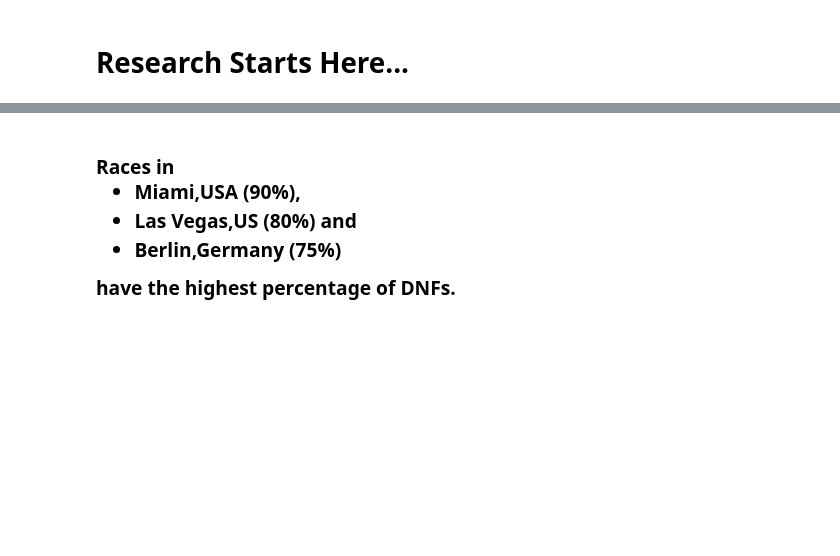
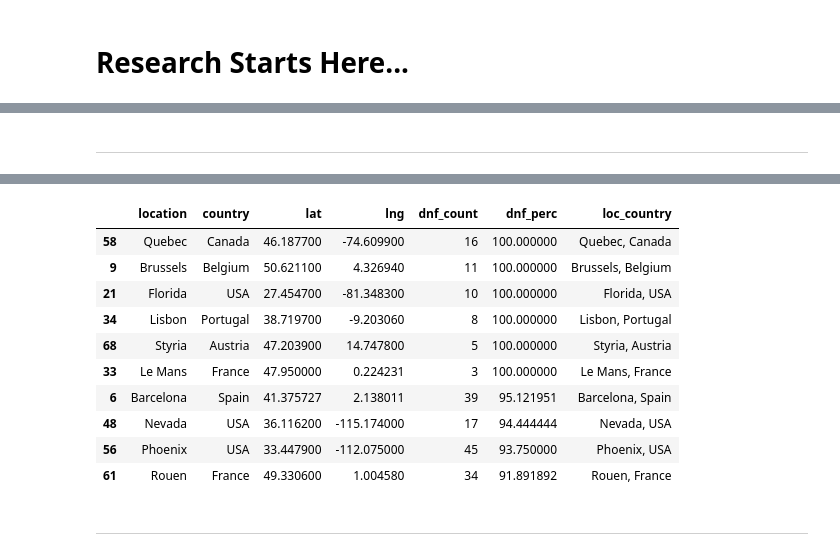
Before and after one commit to aBDULQADARmANASAWALA/GDG-Interview-Tasks, a Jupyter notebook: GDG_Task_2.ipynb, the cells around one changed output, grey strips where cells are left out. Drawn from its saved outputs; the diff is of its cells as text; code cells hidden in the pictures; blank space fills up the shorter version.

```diff
--- a/GDG_Task_2.ipynb
+++ b/GDG_Task_2.ipynb
@@ -233 +216,15 @@ df_loc_grp
+# %% [markdown]
+<hr size=20 color='grey'>
+# %%
+df_loc_grp = df.groupby('location').agg(
+    country = ('country', 'max'),
+    lat = ('lat', 'mean'),
+    lng = ('lng', 'mean'),
+    dnf_count = ('target_finish', lambda x: (x==0).sum()),
+    dnf_perc = ('target_finish', lambda x: (x==0).sum() / x.count() * 100)
+).reset_index()
+
+df_loc_grp.replace(np.nan, 0, inplace=True)
+
+df_loc_grp['loc_country'] = df_loc_grp['location'] + ', ' + df_loc_grp['country']
 # %%
@@ -249,8 +241,22 @@ fig.update_layout(title='F1 Circuit Locations on World Map by Target Finish')
 fig.show()
 # %% [output]
 [interactive output not drawn]
-# %% [markdown]
-<h3> Races in <ul><li>Miami,USA (90%),</li> <li>Las Vegas,US (80%) and </li><li>Berlin,Germany (75%)</li></ul> have the highest percentage of DNFs.
+# %%
+df_loc_grp.sort_values(by=['dnf_perc', 'dnf_count'], ascending=False).head(10)
+# %% [output]
+|  | location | country | lat | lng | dnf_count | dnf_perc | loc_country |
+| 58 | Quebec | Canada | 46.187700 | -74.609900 | 16 | 100.000000 | Quebec, Canada |
+| 9 | Brussels | Belgium | 50.621100 | 4.326940 | 11 | 100.000000 | Brussels, Belgium |
+| 21 | Florida | USA | 27.454700 | -81.348300 | 10 | 100.000000 | Florida, USA |
+| 34 | Lisbon | Portugal | 38.719700 | -9.203060 | 8 | 100.000000 | Lisbon, Portugal |
+| 68 | Styria | Austria | 47.203900 | 14.747800 | 5 | 100.000000 | Styria, Austria |
+| 33 | Le Mans | France | 47.950000 | 0.224231 | 3 | 100.000000 | Le Mans, France |
+| 6 | Barcelona | Spain | 41.375727 | 2.138011 | 39 | 95.121951 | Barcelona, Spain |
+| 48 | Nevada | USA | 36.116200 | -115.174000 | 17 | 94.444444 | Nevada, USA |
+| 56 | Phoenix | USA | 33.447900 | -112.075000 | 45 | 93.750000 | Phoenix, USA |
+| 61 | Rouen | France | 49.330600 | 1.004580 | 34 | 91.891892 | Rouen, France |
+# %% [markdown]
+<hr size=20 color='grey'>
 # %%
 import plotly.graph_objects as go
 from plotly.subplots import make_subplots
```
Also changed, not shown: parts of 12 cells of this notebook.
